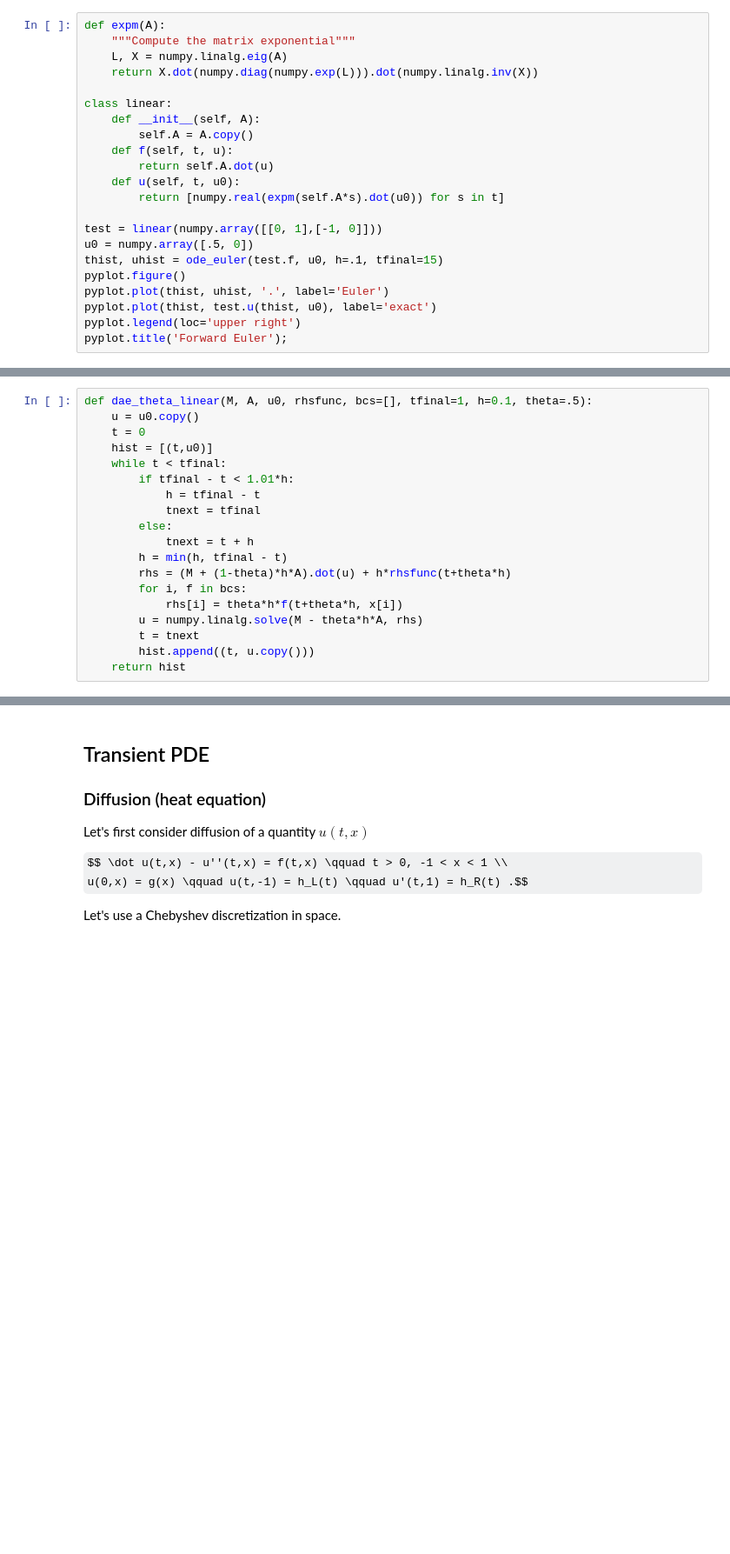
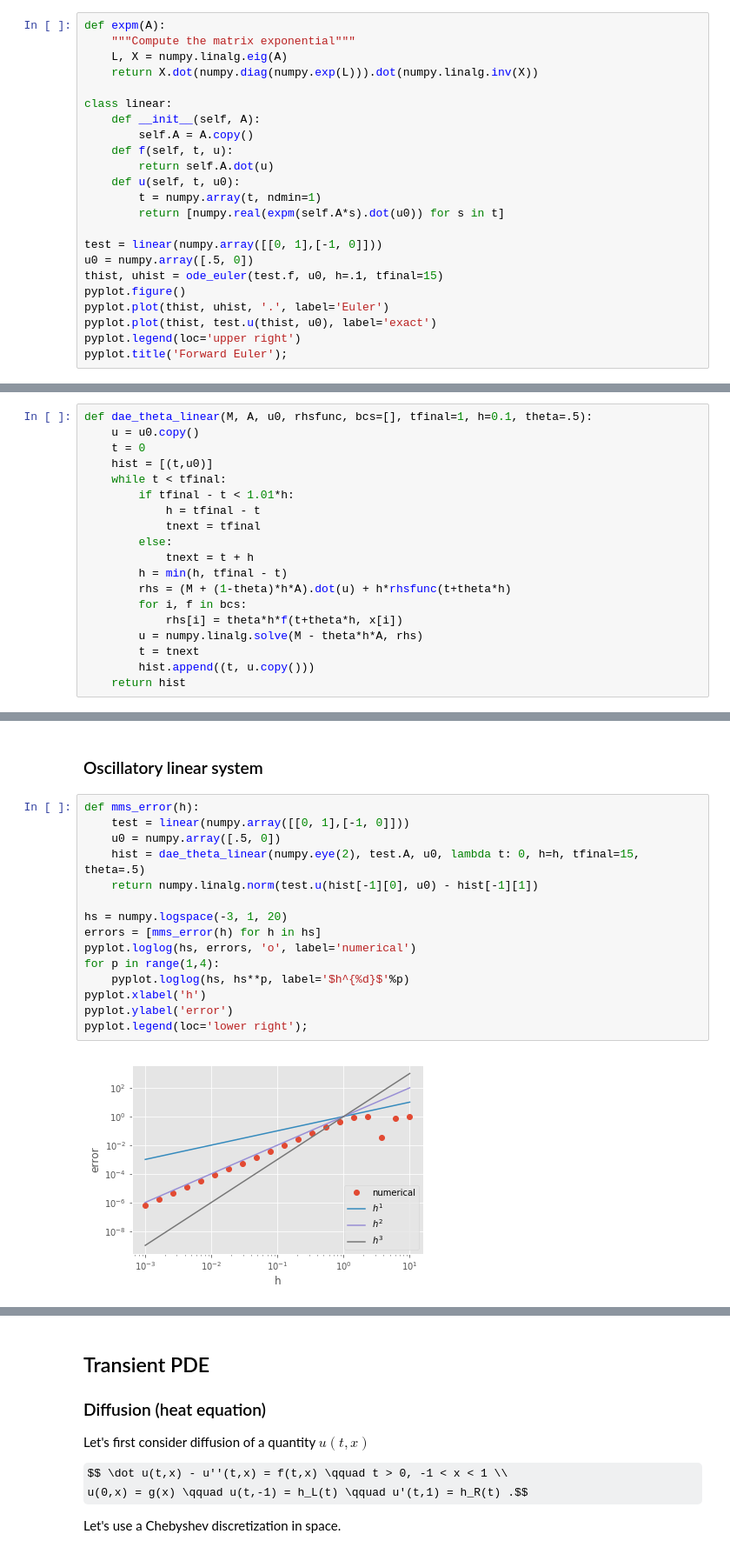
Before and after one commit to cu-numpde/numpde-fall2017, a Jupyter notebook: FDTransient.ipynb, the cells around one changed output, grey strips where cells are left out. Shown at 87% size. Drawn from its saved outputs; the diff is of its cells as text; some formulas as TeX source; blank space fills up the shorter version.

```diff
--- a/FDTransient.ipynb
+++ b/FDTransient.ipynb
@@ -143,6 +143,7 @@ class linear:
     def f(self, t, u):
         return self.A.dot(u)
     def u(self, t, u0):
+        t = numpy.array(t, ndmin=1)
         return [numpy.real(expm(self.A*s).dot(u0)) for s in t]
 
 test = linear(numpy.array([[0, 1],[-1, 0]]))
@@ -316,0 +378,19 @@ def dae_theta_linear(M, A, u0, rhsfunc, bcs=[], tfinal=1, h=0.1, theta=.5):
+# %% [markdown]
+### Oscillatory linear system
+# %%
+def mms_error(h):
+    test = linear(numpy.array([[0, 1],[-1, 0]]))
+    u0 = numpy.array([.5, 0])
+    hist = dae_theta_linear(numpy.eye(2), test.A, u0, lambda t: 0, h=h, tfinal=15, theta=.5)
+    return numpy.linalg.norm(test.u(hist[-1][0], u0) - hist[-1][1])
+
+hs = numpy.logspace(-3, 1, 20)
+errors = [mms_error(h) for h in hs]
+pyplot.loglog(hs, errors, 'o', label='numerical')
+for p in range(1,4):
+    pyplot.loglog(hs, hs**p, label='$h^{%d}$'%p)
+pyplot.xlabel('h')
+pyplot.ylabel('error')
+pyplot.legend(loc='lower right');
+# %% [output]
+[figure, added]
```
Also changed, not shown: parts of 16 cells of this notebook.
